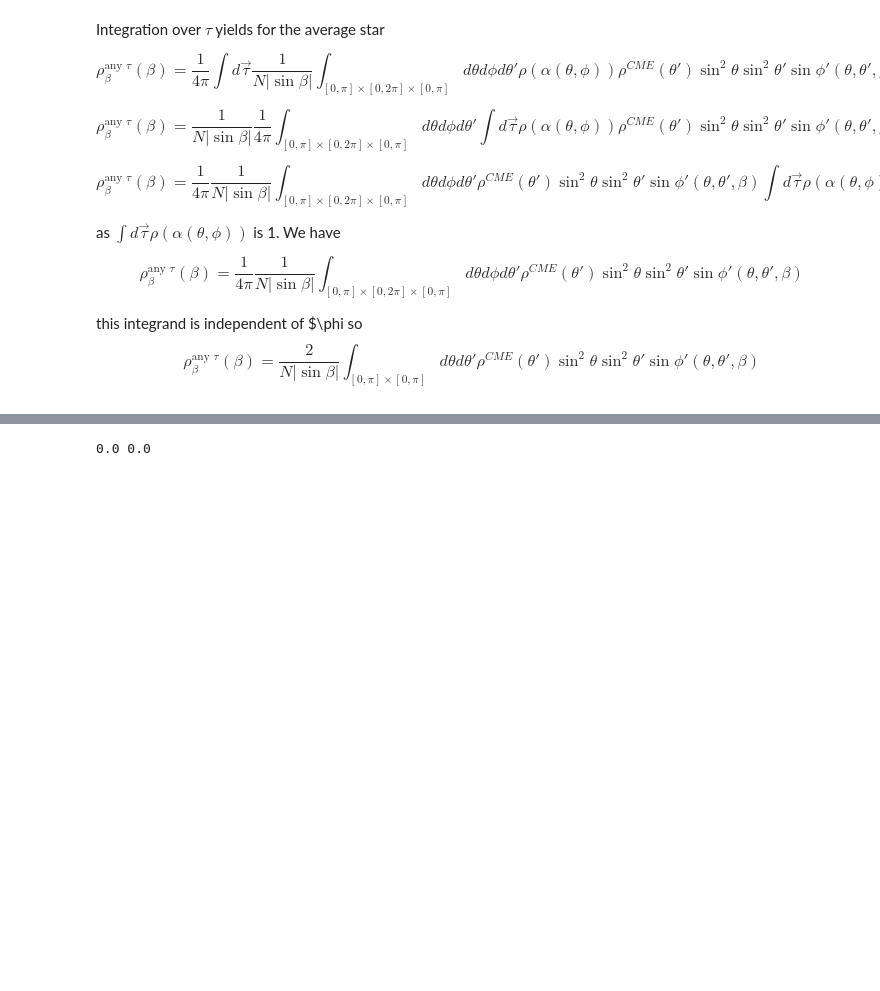
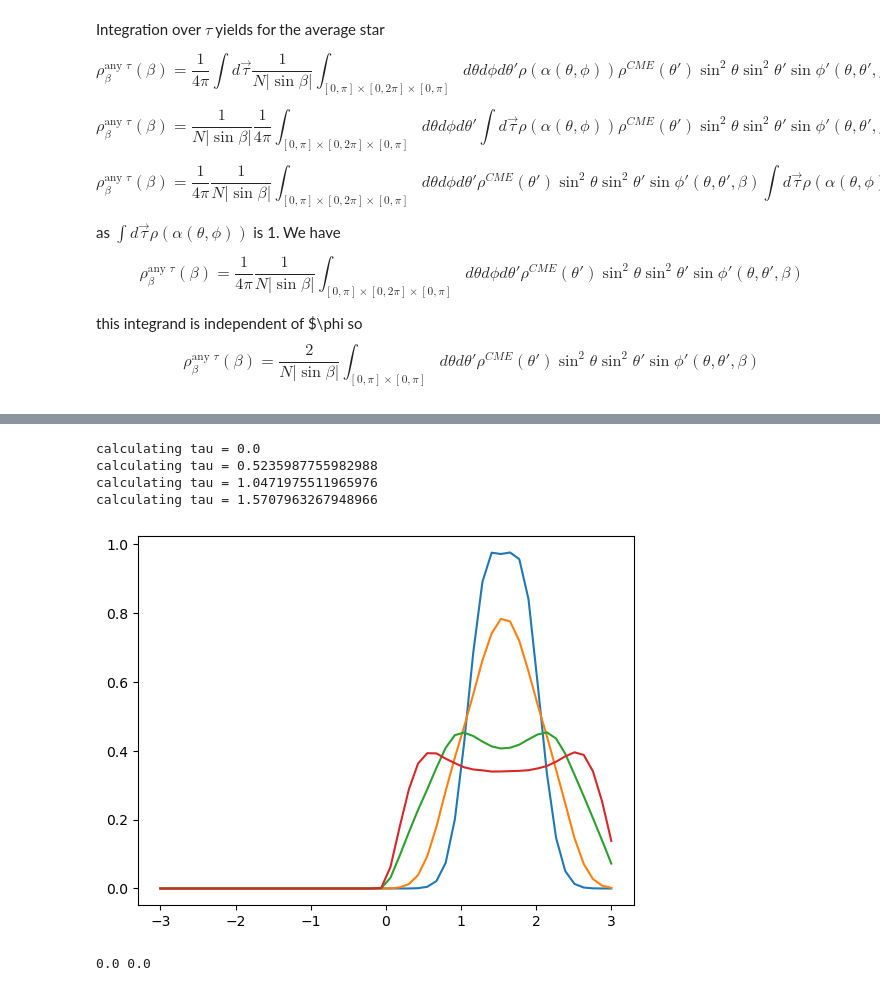
Before and after one commit to demichieldewilde/CME_distribution, a Jupyter notebook: CME_distrution.ipynb, the cells around one changed output, grey strips where cells are left out. Drawn from its saved outputs; the diff is of its cells as text; code cells hidden in the pictures; blank space fills up the shorter version.

```diff
--- a/CME_distrution.ipynb
+++ b/CME_distrution.ipynb
@@ -205,42 +210,67 @@ int(np.arccos(random.uniform(-1,1)))
 # %%
 import random
 
-def sampler():
-    theta     = np.arccos(random.uniform(-0.999,0.999))
-    phi  = random.uniform(0, 2*np.pi)
-    theta2    = np.arccos(1-random.uniform(0, 1))
-    phi2 = random.uniform(0, 2* np.pi)
+def sampler(n):
+    theta     = np.arccos(1-2* np.random.random(n))
+    phi  = 2*np.pi*np.random.rand(n)
+    theta2    = np.arccos(np.random.rand(n))
+    phi2 = 2*np.pi*np.random.rand(n)
 
     return [theta, phi, theta2, phi2]
 
 
 def get_alpha(tau, theta, phi):
     return np.arccos( np.sin( tau ) * np.sin(theta) * np.cos(phi) + np.cos(tau) * np.cos(theta))
 
 def get_beta(theta,phi, theta2, phi2):
     return np.arccos(np.sin(theta) * np.sin(theta2) *np.cos(phi2) + np.cos(theta2)* np.cos(theta))
 
 def get_occurence(theta, phi, theta2, tau):
     alpha = get_alpha(tau, theta, phi)
     return rho(alpha) * rho_CME(theta2)
 
-def build_list(tau, n=10**6, ocn=1000):
+def build_list(tau, n=5*10**7):
     L = []
-    for j in range(n):
-        (theta, phi, theta2, phi2) = sampler()
-        beta = get_beta(theta,phi, theta2, phi2)
-        occ = get_occurence(theta, phi, theta2, tau) * ocn
-        # print(theta, phi, theta2, phi2, beta, occ)
-        occ = int(occ)
-        for i in range(occ):
-            L.append(beta)
-    return L
+    W = []
+    (theta, phi, theta2, phi2) = sampler(n)
+    beta = get_beta(theta,phi, theta2, phi2)
+    occ = get_occurence(theta, phi, theta2, tau)
+    return beta, occ
 
-def show_density(L):
-    density = stats.gaussian_kde(L)
-    n, x, _ = plt.hist(L, bins=np.linspace(0, 3, 50),
-                    histtype=u'step', density=True)
-    plt.plot(x, density(x))
-    plt.show()
+def show_density(L, W, label=""):
+    # n, x, _ = plt.hist(L, bins=np.linspace(0, 3, 50),
+    #                 histtype=u'step', density=True)
+    density = stats.gaussian_kde(np.array(L), weights=W)
+    plt.plot(x, density(x), label=label)
+    return density
 
-show_density(build_list(tau=0))
+def mean_density(dens, taus):
+    def D(x):
+        R = 0
+        for i,d in enumerate(dens):
+            R += d(x) * np.sin(taus[i])
+        N = sum([np.sin(tau) for tau in taus])
+        return R/ N
+    return D
+
+
+def run_taus(T):
+    dens = []
+    for tau in T:
+        print(f"calculating tau = {tau}")
+        L , W= build_list(tau)
+        dens.append(show_density(L, W, label=f"tau={round(tau/np.pi*180)}°"))
+
+    return dens
+
+
+
+
+T = np.linspace(0, np.pi/2, 4)
+dens = run_taus(T)
+# %% [output]
+calculating tau = 0.0
+calculating tau = 0.5235987755982988
+calculating tau = 1.0471975511965976
+calculating tau = 1.5707963267948966
+[figure, added]
```
Also changed, not shown: parts of 5 cells of this notebook.
